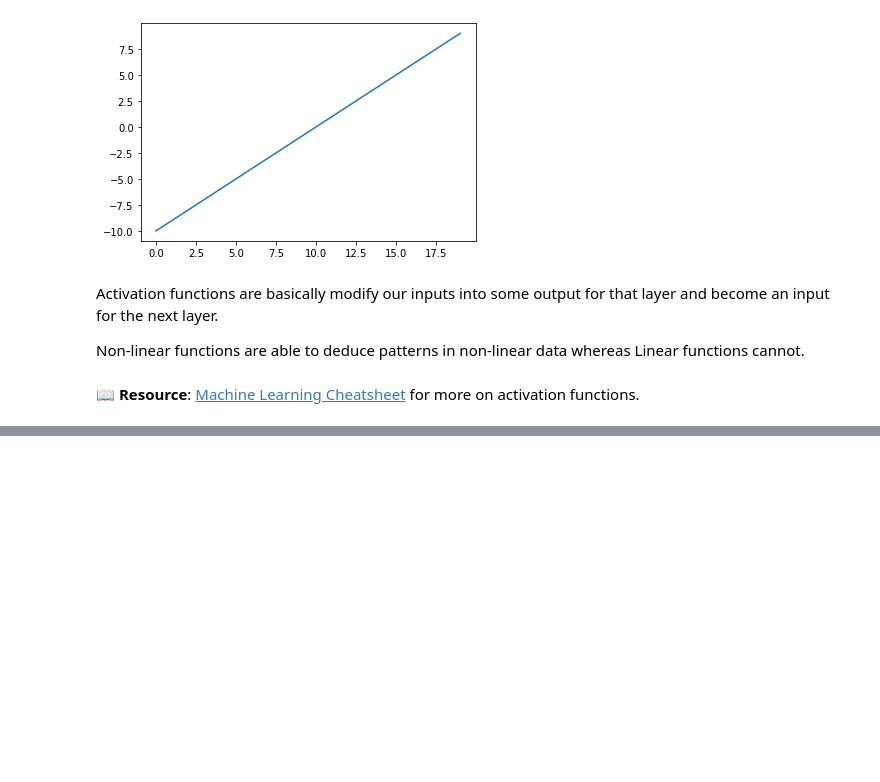
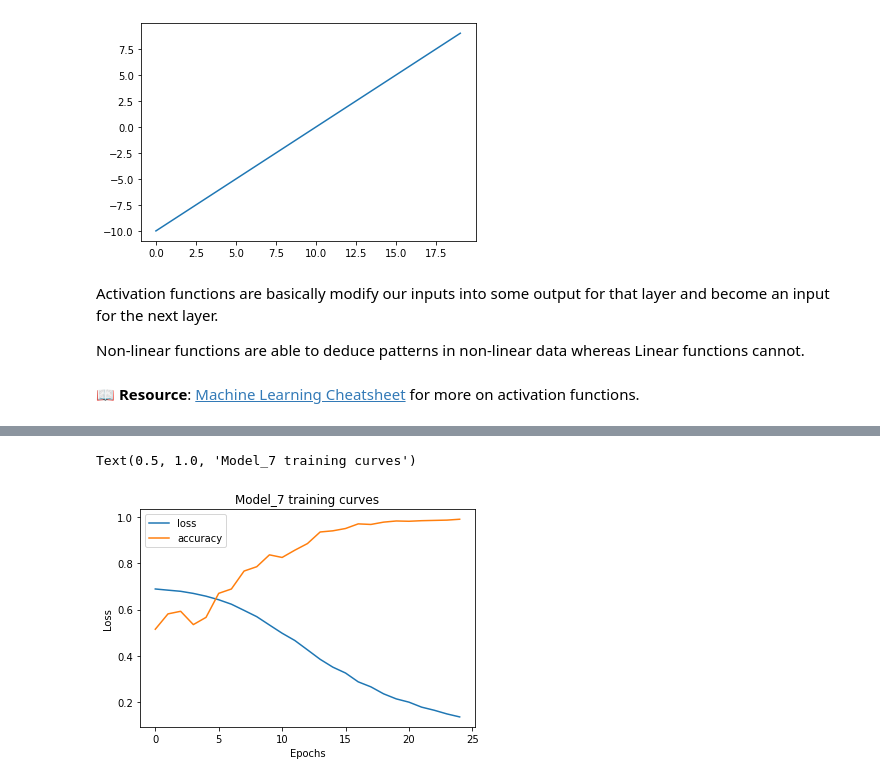
Before and after one commit to SaketMunda/tensorflow-fundamentals, a Jupyter notebook: 02_neural_network_classfication_with_tensorflow.ipynb, the cells around one changed output, grey strips where cells are left out. Cells and saved outputs as stored; diff of their text form; code cells hidden in the pictures; blank space fills up the shorter version.

```diff
--- a/02_neural_network_classfication_with_tensorflow.ipynb
+++ b/02_neural_network_classfication_with_tensorflow.ipynb
@@ -688,0 +811,9 @@ Non-linear functions are able to deduce patterns in non-linear data whereas Line
+# %%
+# If we plot it
+pd.DataFrame(history.history).plot()
+plt.xlabel("Epochs")
+plt.ylabel("Loss")
+plt.title("Model_7 training curves")
+# %% [output]
+Text(0.5, 1.0, 'Model_7 training curves')
+[figure, added]
```
Also changed, not shown: parts of 37 cells of this notebook.
